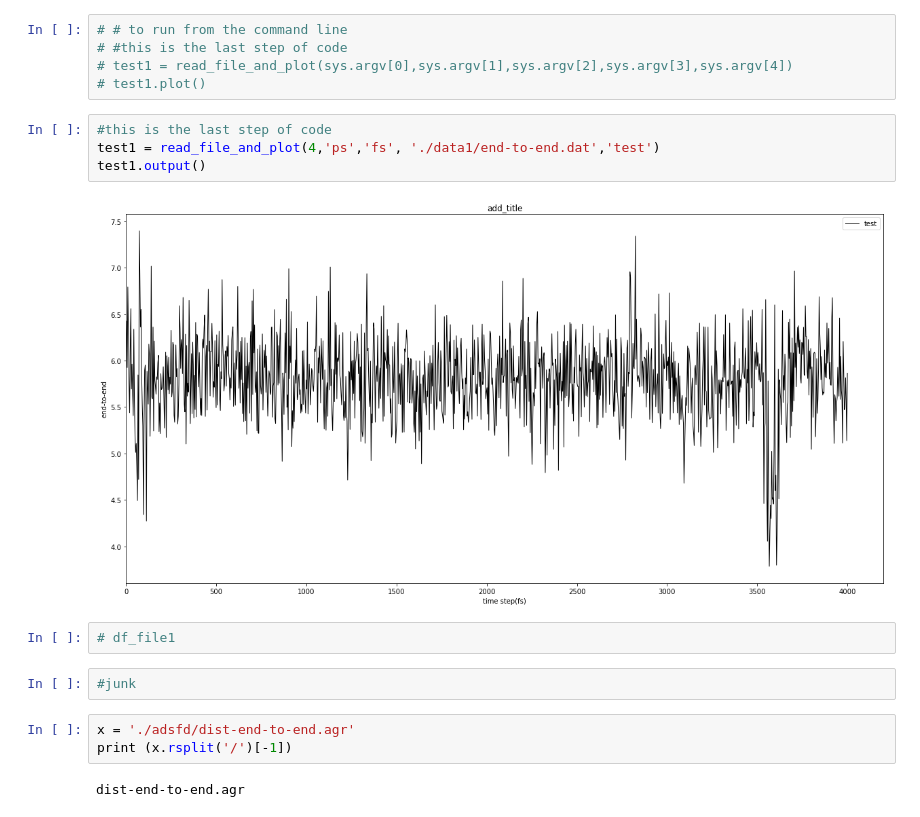
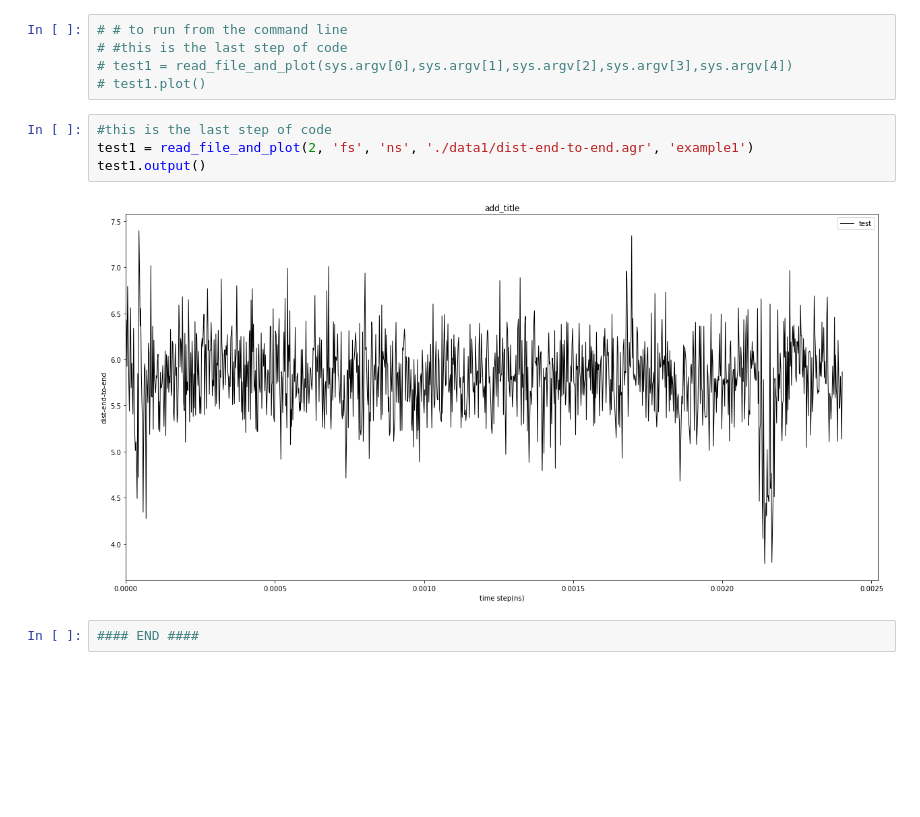
Before and after one commit to RajanKandel/Rwoods-lab-project1, a Jupyter notebook: read_file_and_plot.ipynb, the cells around one changed output. Saved outputs shown, nothing was run; the diff lists cells and outputs as text; blank space fills up the shorter version.

```diff
--- a/read_file_and_plot.ipynb
+++ b/read_file_and_plot.ipynb
@@ -86,16 +132,9 @@ class read_file_and_plot:
 # test1.plot()
 # %%
 #this is the last step of code
-test1 = read_file_and_plot(4,'ps','fs', './data1/end-to-end.dat','test')
+test1 = read_file_and_plot(2, 'fs', 'ns', './data1/dist-end-to-end.agr', 'example1')
 test1.output()
 # %% [output]
-[figure, old version]
+[figure, new version]
-# %%
-# df_file1
-# %%
-#junk
-# %%
-x = './adsfd/dist-end-to-end.agr'
-print (x.rsplit('/')[-1])
-# %% [output]
-dist-end-to-end.agr
+# %%
+#### END ####
```
Also changed, not shown: parts of 1 cell of this notebook, 7 other files.
